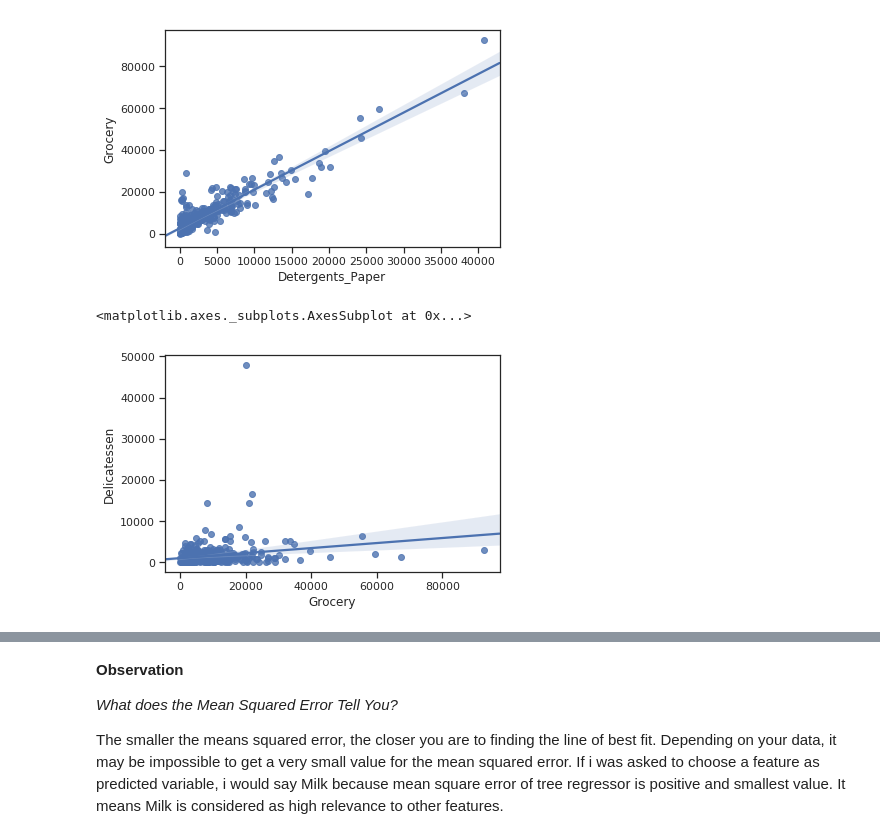
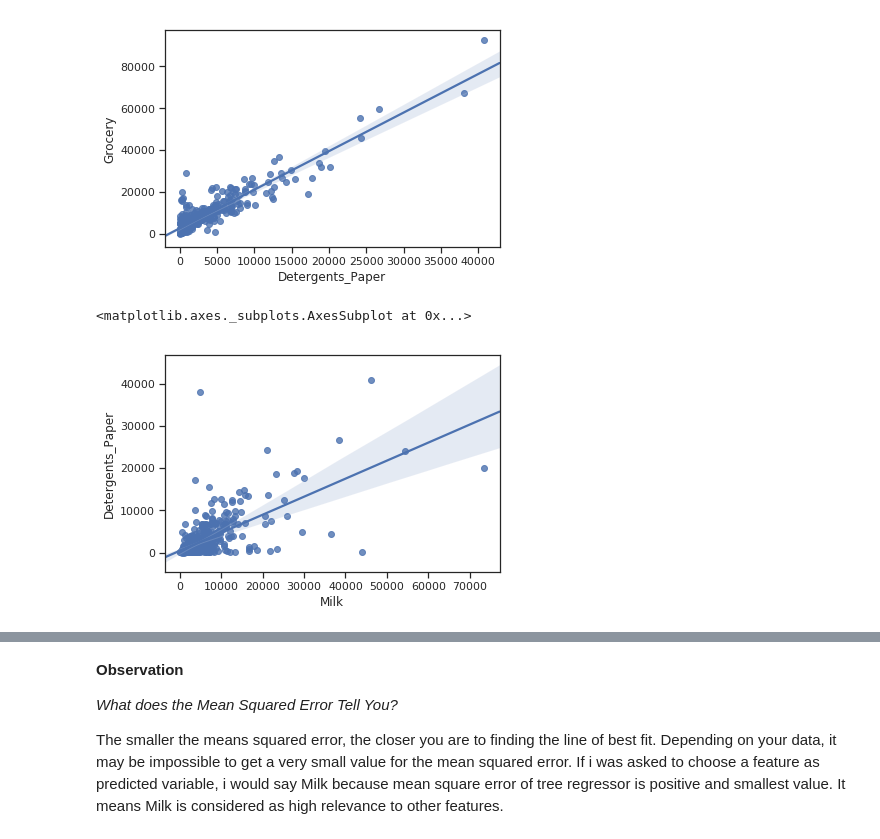
Before and after one commit to diem-ai/datascience-projects, a Jupyter notebook: customer_segmentation.ipynb, the cells around one changed output, grey strips where cells are left out. Saved outputs shown, nothing was run; the diff lists cells and outputs as text; code cells hidden in the pictures.

```diff
--- a/customer_segmentation.ipynb
+++ b/customer_segmentation.ipynb
@@ -154,7 +154,7 @@ plt.show()
 # %%
 #sns.regplot(x="Milk", y="Delicatessen", data=data)
 # %%
-sns.regplot(x="Grocery", y="Delicatessen", data=data)
+sns.regplot(x="Milk", y="Detergents_Paper", data=data)
 # %% [output]
 <matplotlib.axes._subplots.AxesSubplot at 0x...>
-[figure, old version]
+[figure, new version]
```
Also changed, not shown: parts of 5 cells of this notebook.
